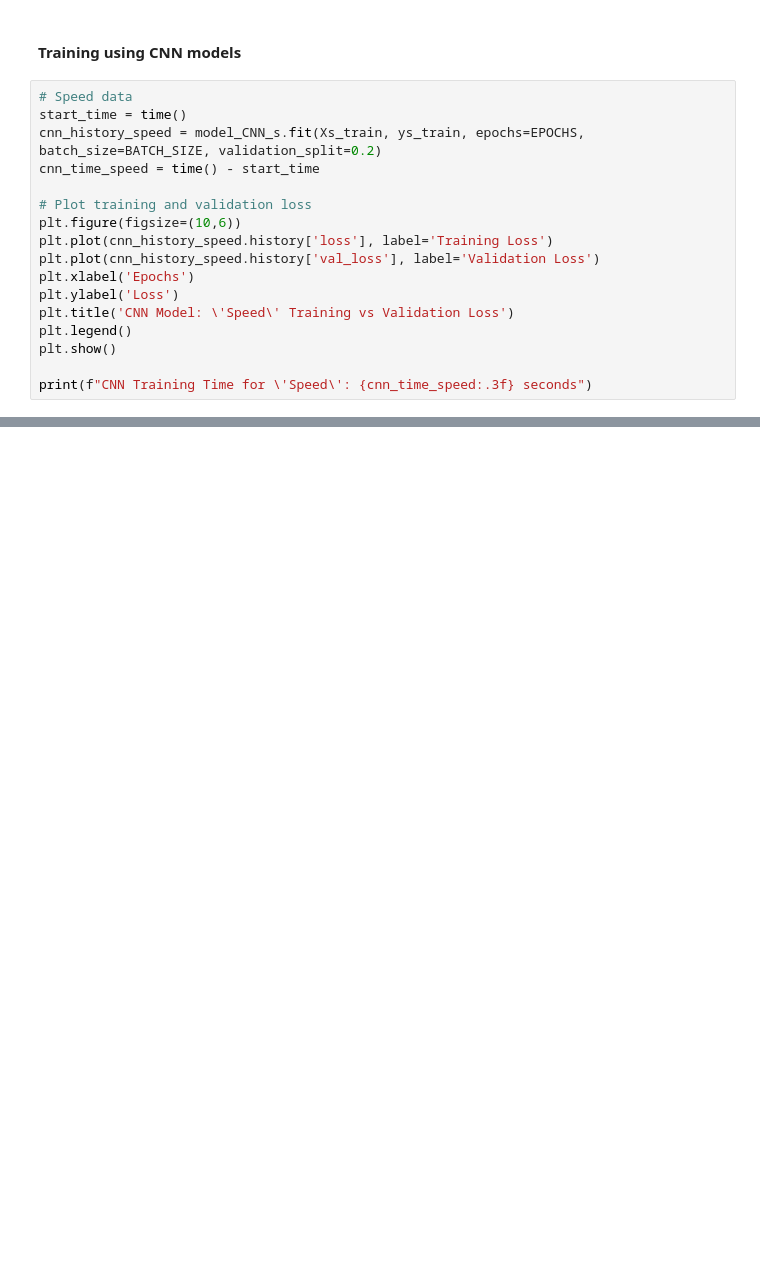
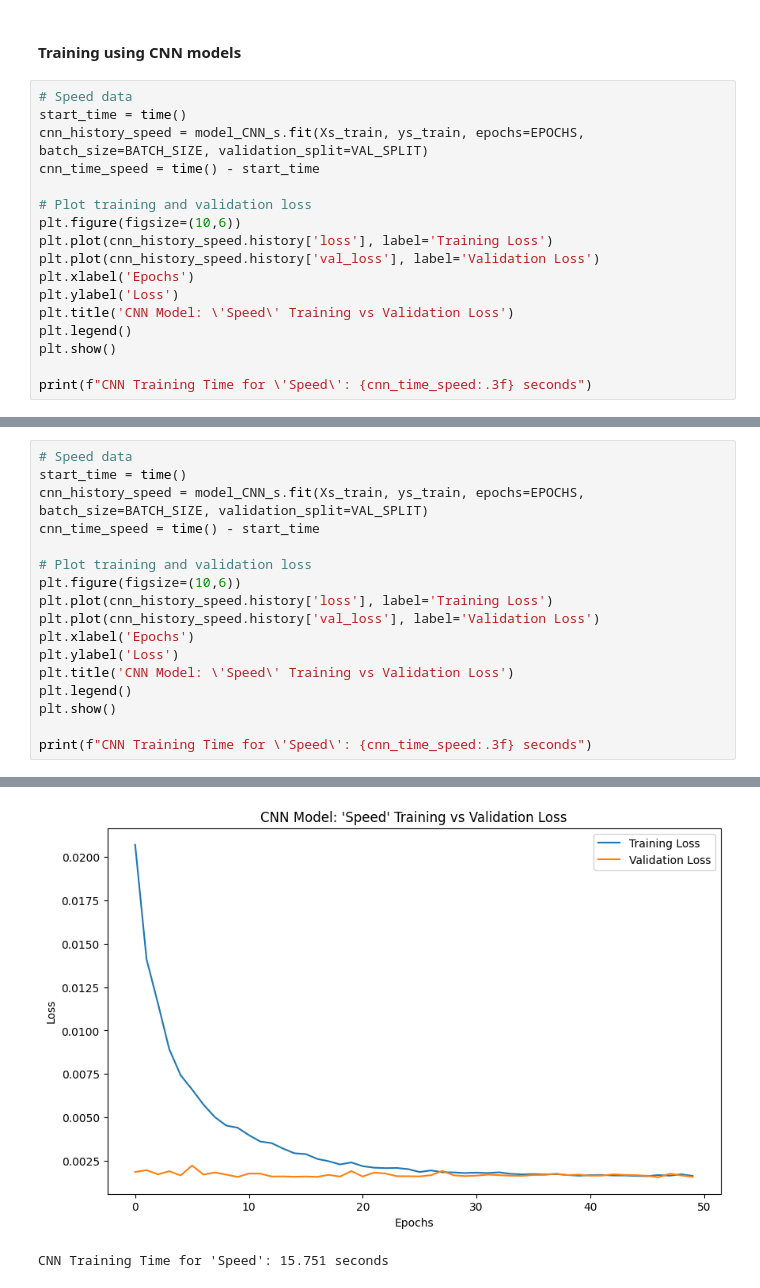
Before and after one commit to spate738/AISE4010-Group7-Project, a Jupyter notebook: realTraffic.ipynb, the cells around one changed output, grey strips where cells are left out. Drawn from its saved outputs; the diff is of its cells as text; blank space fills up the shorter version.

```diff
--- a/realTraffic.ipynb
+++ b/realTraffic.ipynb
@@ -238,7 +242,7 @@ BATCH_SIZE = 32
 # %%
 # Speed data
 start_time = time()
-cnn_history_speed = model_CNN_s.fit(Xs_train, ys_train, epochs=EPOCHS, batch_size=BATCH_SIZE, validation_split=0.2)
+cnn_history_speed = model_CNN_s.fit(Xs_train, ys_train, epochs=EPOCHS, batch_size=BATCH_SIZE, validation_split=VAL_SPLIT)
 cnn_time_speed = time() - start_time
 
 # Plot training and validation loss
@@ -348,0 +353,18 @@ CNN Training Time for 'Travel Time': 13.130 seconds
+# %%
+# Speed data
+start_time = time()
+cnn_history_speed = model_CNN_s.fit(Xs_train, ys_train, epochs=EPOCHS, batch_size=BATCH_SIZE, validation_split=VAL_SPLIT)
+cnn_time_speed = time() - start_time
+
+# Plot training and validation loss
+plt.figure(figsize=(10,6))
+plt.plot(cnn_history_speed.history['loss'], label='Training Loss')
+plt.plot(cnn_history_speed.history['val_loss'], label='Validation Loss')
+plt.xlabel('Epochs')
+plt.ylabel('Loss')
+plt.title('CNN Model: \'Speed\' Training vs Validation Loss')
+plt.legend()
+plt.show()
+
+print(f"CNN Training Time for \'Speed\': {cnn_time_speed:.3f} seconds")
+# %% [output]
@@ -348,0 +388,2 @@ CNN Training Time for 'Travel Time': 13.130 seconds
+[figure, added]
+CNN Training Time for 'Speed': 15.751 seconds
```
Also changed, not shown: parts of 21 cells of this notebook.
